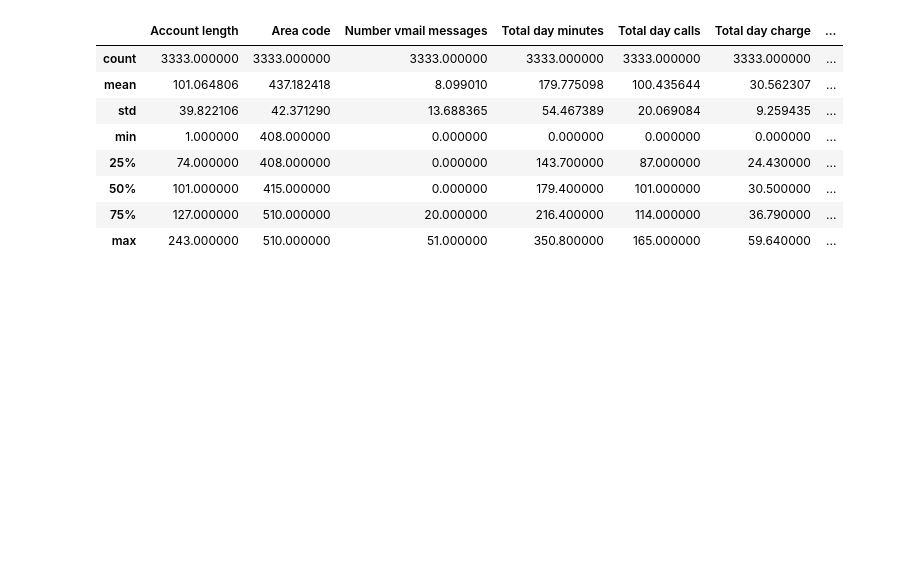
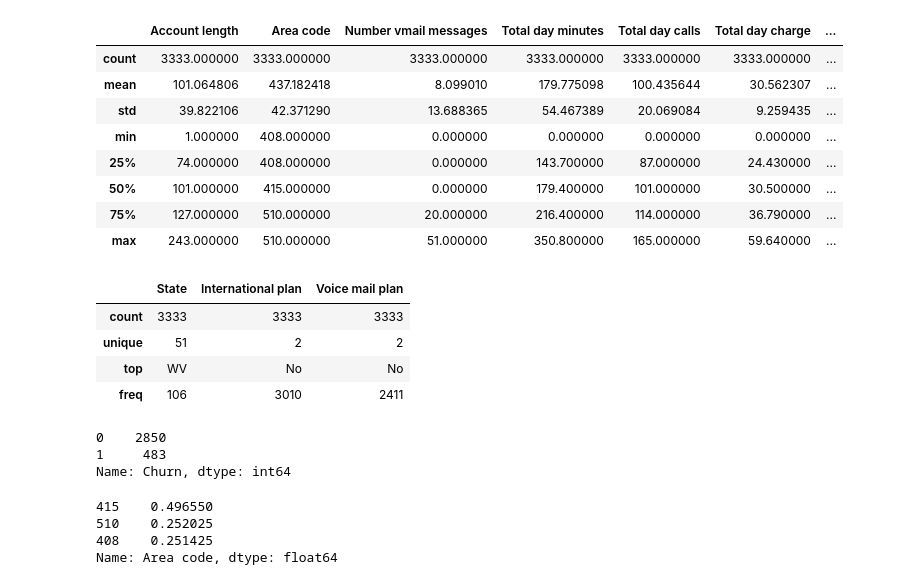
Before and after one commit to ns-m/data_analysis, a Jupyter notebook: KMV_Module1_Task2.ipynb, the cells around one changed output. Cells and saved outputs as stored; diff of their text form; code cells hidden in the pictures; blank space fills up the shorter version.

```diff
--- a/KMV_Module1_Task2.ipynb
+++ b/KMV_Module1_Task2.ipynb
@@ -83,3 +83,24 @@ df.describe()
 | 50% | 101.000000 | 415.000000 | 0.000000 | 179.400000 | 101.000000 | 30.500000 | ... |
 | 75% | 127.000000 | 510.000000 | 20.000000 | 216.400000 | 114.000000 | 36.790000 | ... |
 | max | 243.000000 | 510.000000 | 51.000000 | 350.800000 | 165.000000 | 59.640000 | ... |
+# %%
+df.describe(include=['object', 'bool'])
+# %% [output]
+|  | State | International plan | Voice mail plan |
+| count | 3333 | 3333 | 3333 |
+| unique | 51 | 2 | 2 |
+| top | WV | No | No |
+| freq | 106 | 3010 | 2411 |
+# %%
+df['Churn'].value_counts()
+# %% [output]
+0    2850
+1     483
+Name: Churn, dtype: int64
+# %%
+df['Area code'].value_counts(normalize=True)
+# %% [output]
+415    0.496550
+510    0.252025
+408    0.251425
+Name: Area code, dtype: float64
```
